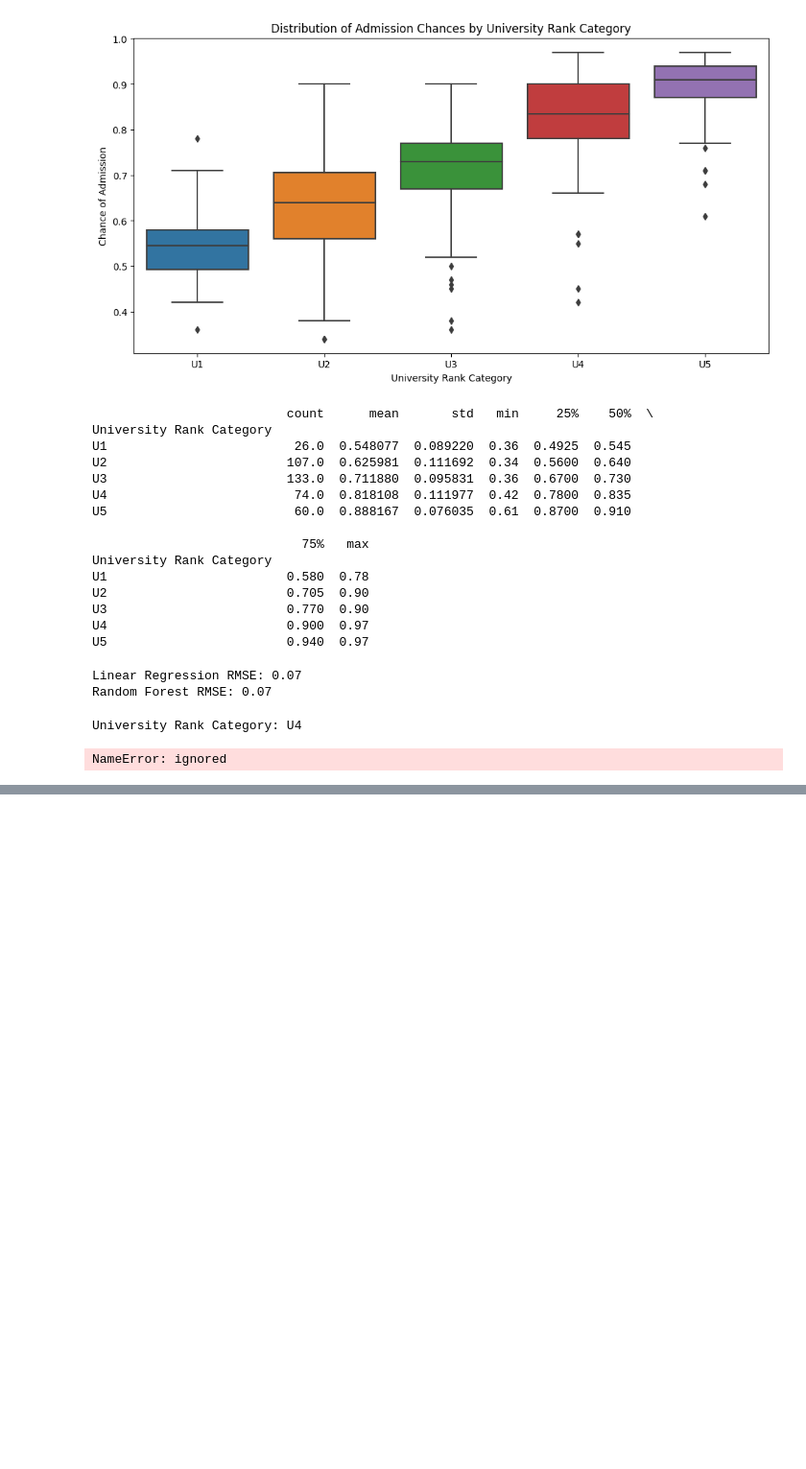
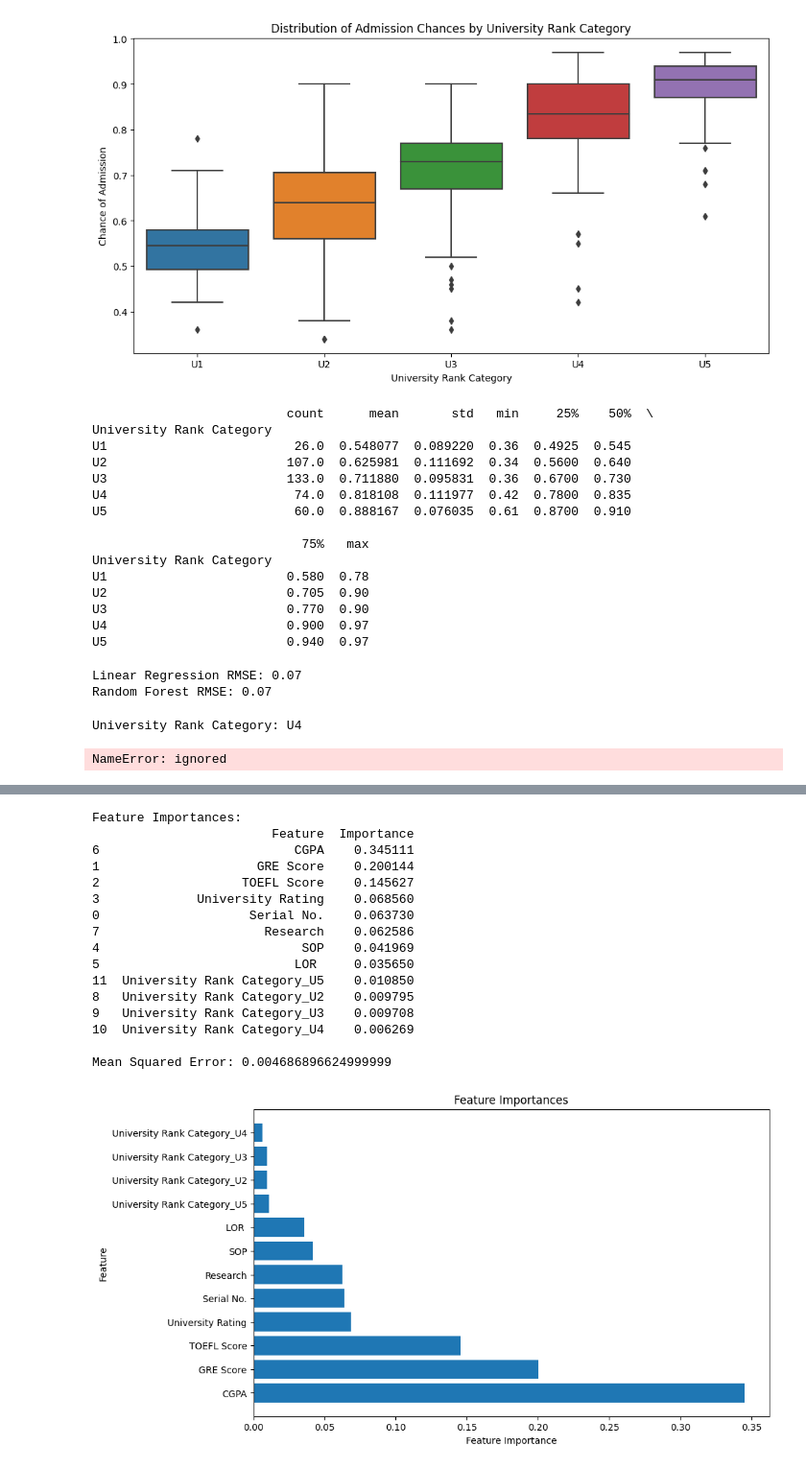
Before and after one commit to aritradey-CS/Admission-Prediction, a Jupyter notebook: _Test_Module_Oct23.ipynb, the cells around one changed output, grey strips where cells are left out. Shown at 96% size. Drawn from its saved outputs; the diff is of its cells as text; code cells hidden in the pictures; blank space fills up the shorter version.

```diff
--- a/_Test_Module_Oct23.ipynb
+++ b/_Test_Module_Oct23.ipynb
@@ -300,0 +388,75 @@ NameError: ignored
+# %%
+import pandas as pd
+from sklearn.model_selection import train_test_split
+from sklearn.ensemble import ExtraTreesRegressor
+from sklearn.metrics import mean_squared_error
+import matplotlib.pyplot as plt
+
+# Load and preprocess your dataset
+df = pd.read_csv('Admission_Predict.csv')
+# ... Preprocessing steps ...
+# Assuming 'University Rating' is a categorical feature
+df['University Rank Category'] = 'U' + df['University Rating'].astype(str)
+
+# Define the categorical columns you want to one-hot encode
+categorical_columns = ['University Rank Category']  # Add more columns if needed
+
+# Perform one-hot encoding on categorical columns
+df_encoded = pd.get_dummies(df, columns=categorical_columns, drop_first=True)
+
+# Define features and target variable
+X = df_encoded.drop('Chance of Admit ', axis=1)
+y = df_encoded['Chance of Admit ']
+
+# Split the dataset into train and test sets
+X_train, X_test, y_train, y_test = train_test_split(X, y, test_size=0.2, random_state=42)
+
+# Initialize Extra Trees Regressor
+model = ExtraTreesRegressor()
+
+# Train the model
+model.fit(X_train, y_train)
+
+# Get feature importances
+feature_importances = model.feature_importances_
+
+# Create a DataFrame to display feature importances
+feature_importance_df = pd.DataFrame({'Feature': X.columns, 'Importance': feature_importances})
+feature_importance_df = feature_importance_df.sort_values(by='Importance', ascending=False)
+
+# Display the feature importances
+print("Feature Importances:")
+print(feature_importance_df)
+
+# Make predictions
+y_pred = model.predict(X_test)
+
+# Calculate Mean Squared Error
+mse = mean_squared_error(y_test, y_pred)
+print("\nMean Squared Error:", mse)
+
+# Plot feature importances
+plt.figure(figsize=(10, 6))
+plt.barh(feature_importance_df['Feature'], feature_importance_df['Importance'])
+plt.xlabel('Feature Importance')
+plt.ylabel('Feature')
+plt.title('Feature Importances')
+plt.show()
+# %% [output]
+Feature Importances:
+                        Feature  Importance
+6                          CGPA    0.345111
+1                     GRE Score    0.200144
+2                   TOEFL Score    0.145627
+3             University Rating    0.068560
+0                    Serial No.    0.063730
+7                      Research    0.062586
+4                           SOP    0.041969
+5                          LOR     0.035650
+11  University Rank Category_U5    0.010850
+8   University Rank Category_U2    0.009795
+9   University Rank Category_U3    0.009708
+10  University Rank Category_U4    0.006269
+
+Mean Squared Error: 0.004686896624999999
+[figure, added]
```
Also changed, not shown: parts of 4 cells of this notebook.
